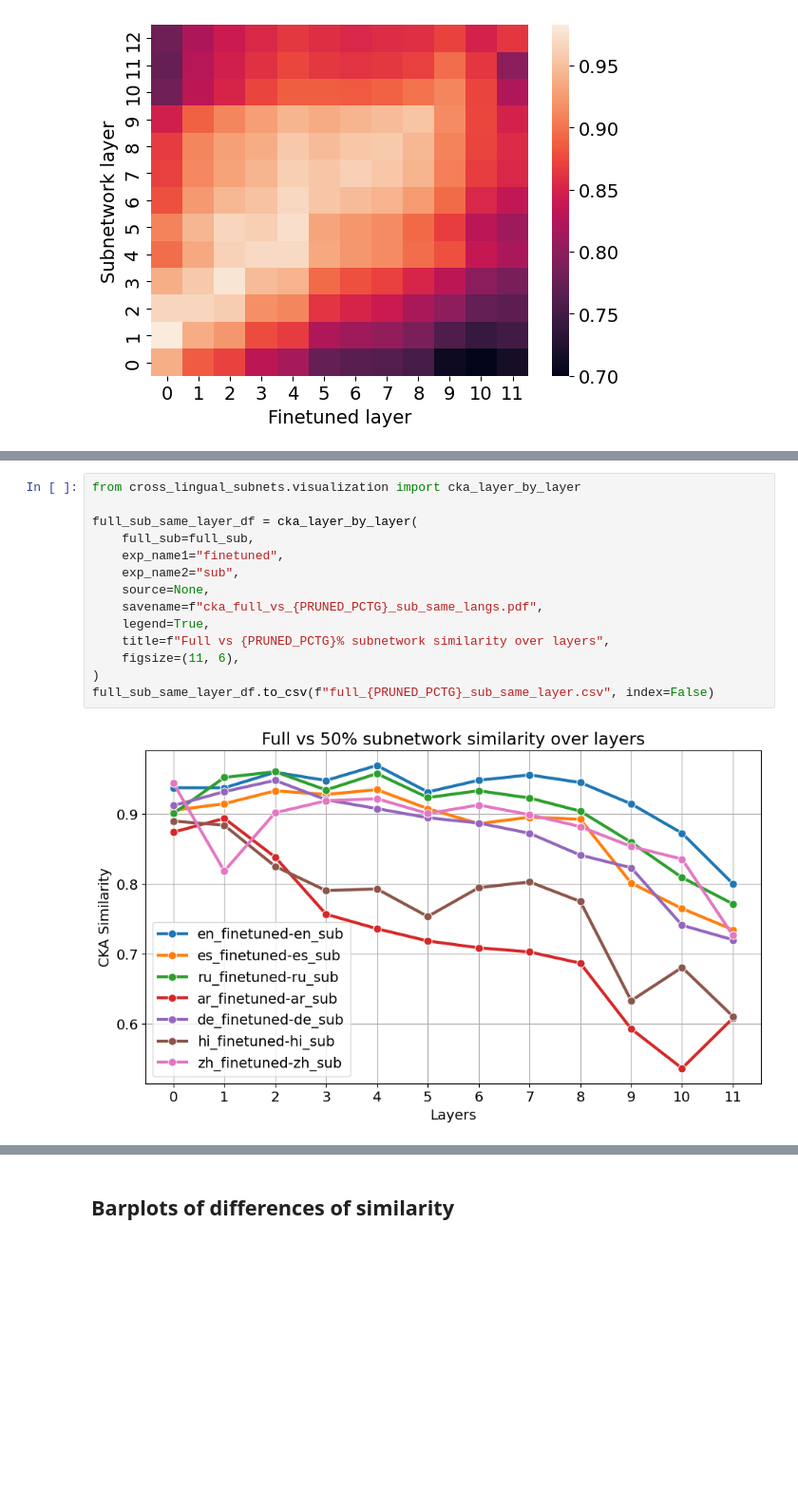
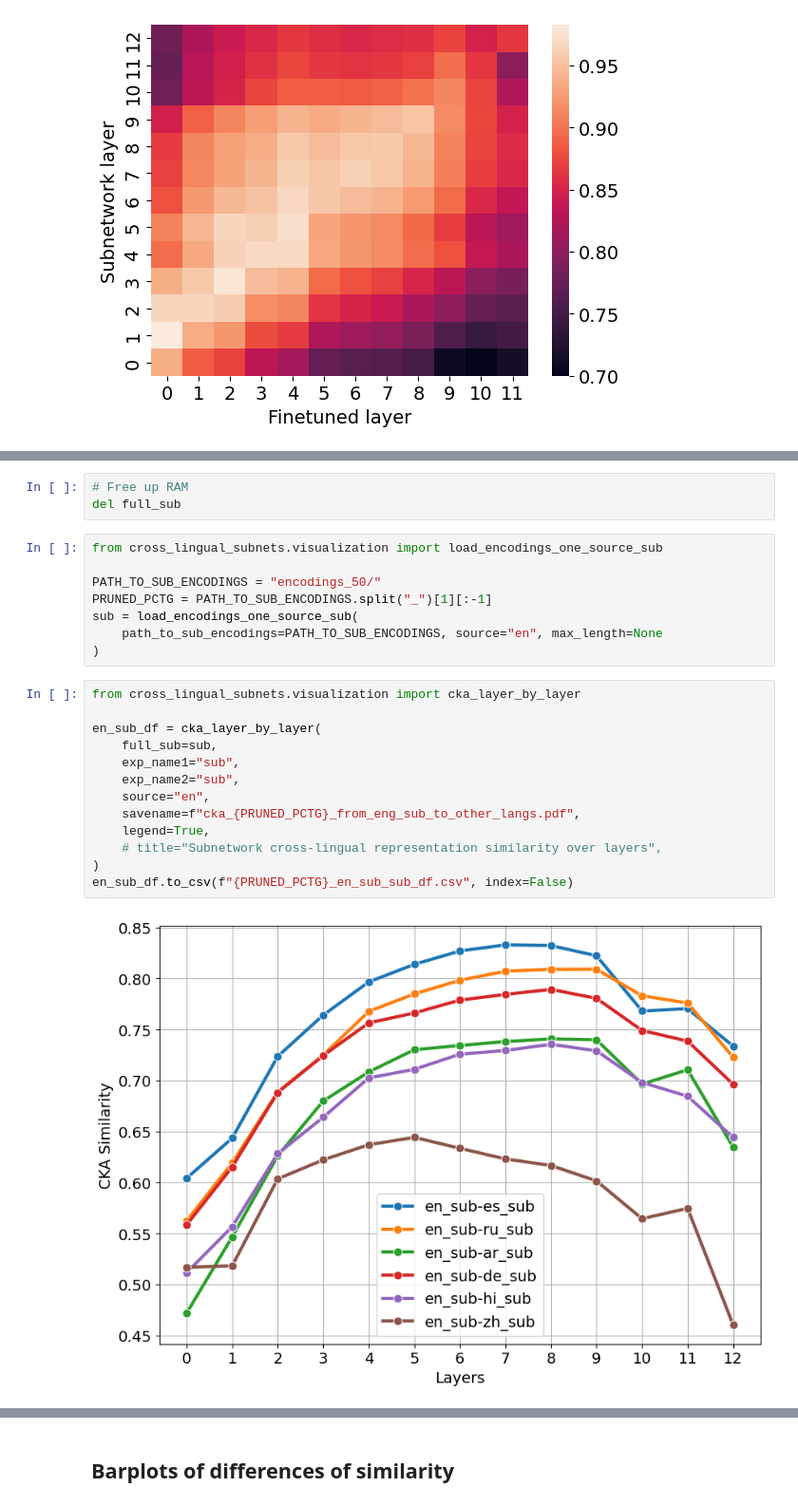
Before and after one commit to MaxBelitsky/cross-lingual-subnetworks, a Jupyter notebook: scripts/cka.ipynb, the cells around one changed output, grey strips where cells are left out. Shown at 95% size. Cells and saved outputs as stored; diff of their text form; blank space fills up the shorter version.

```diff
--- a/scripts/cka.ipynb
+++ b/scripts/cka.ipynb
@@ -145,16 +264,26 @@ cka_cross_layer_all_languages(
+# %%
+# Free up RAM
+del full_sub
+# %%
+from cross_lingual_subnets.visualization import load_encodings_one_source_sub
+
+PATH_TO_SUB_ENCODINGS = "encodings_50/"
+PRUNED_PCTG = PATH_TO_SUB_ENCODINGS.split("_")[1][:-1]
+sub = load_encodings_one_source_sub(
+    path_to_sub_encodings=PATH_TO_SUB_ENCODINGS, source="en", max_length=None
+)
 # %%
 from cross_lingual_subnets.visualization import cka_layer_by_layer
 
-full_sub_same_layer_df = cka_layer_by_layer(
-    full_sub=full_sub,
-    exp_name1="finetuned",
+en_sub_df = cka_layer_by_layer(
+    full_sub=sub,
+    exp_name1="sub",
     exp_name2="sub",
-    source=None,
-    savename=f"cka_full_vs_{PRUNED_PCTG}_sub_same_langs.pdf",
+    source="en",
+    savename=f"cka_{PRUNED_PCTG}_from_eng_sub_to_other_langs.pdf",
     legend=True,
-    title=f"Full vs {PRUNED_PCTG}% subnetwork similarity over layers",
-    figsize=(11, 6),
+    # title="Subnetwork cross-lingual representation similarity over layers",
 )
-full_sub_same_layer_df.to_csv(f"full_{PRUNED_PCTG}_sub_same_layer.csv", index=False)
+en_sub_df.to_csv(f"{PRUNED_PCTG}_en_sub_sub_df.csv", index=False)
 # %% [output]
-[figure, old version]
+[figure, new version]
```
Also changed, not shown: parts of 41 cells of this notebook, 37 other files.
